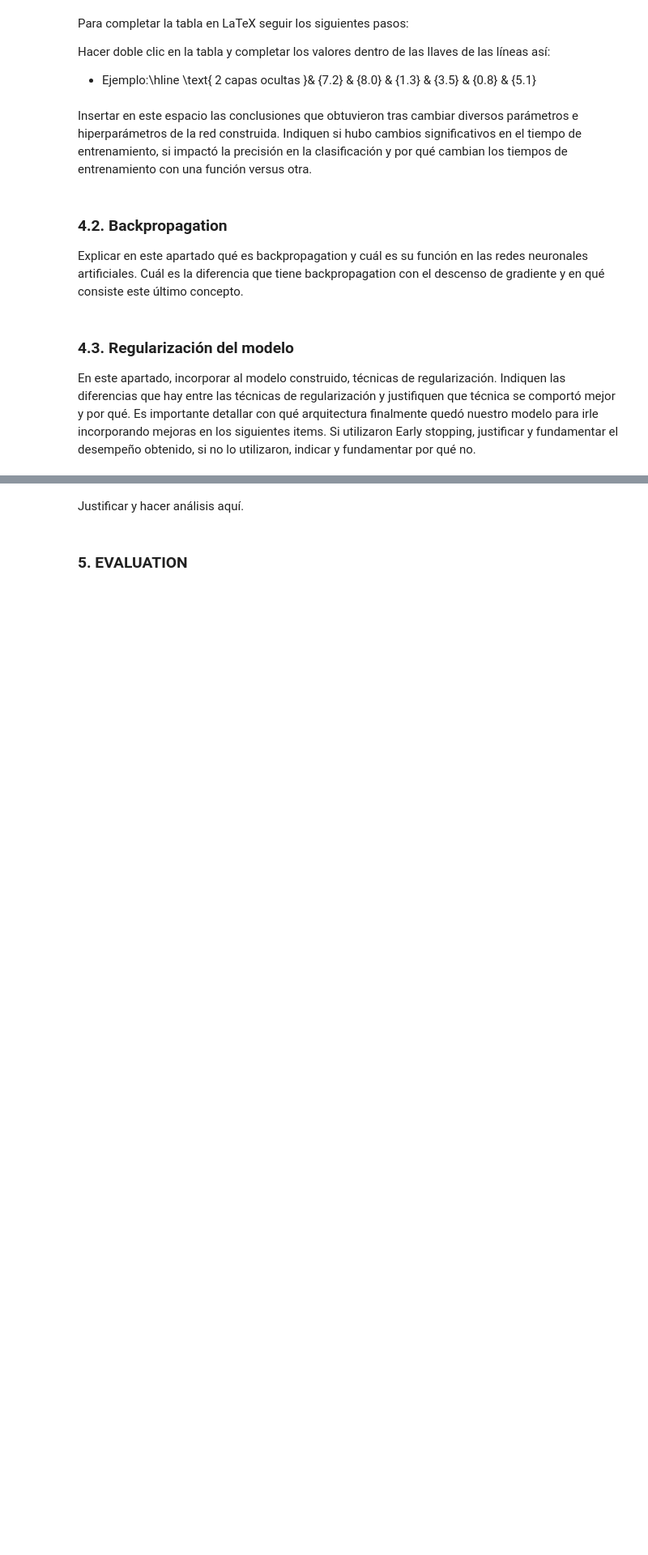
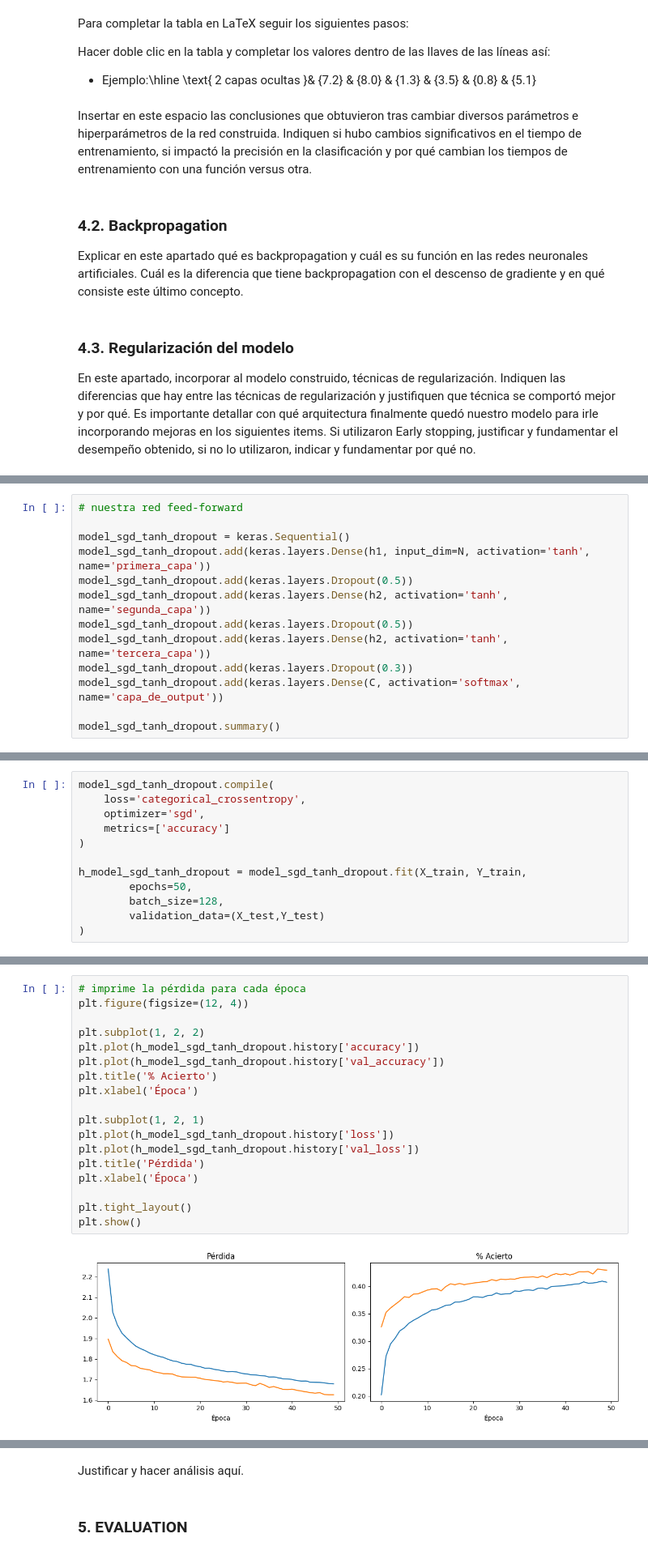
Before and after one commit to CristobalCabezas/deep_learning_duoc_2024, a Jupyter notebook: Respuesta_ET_Forma_C_ipynb.ipynb, the cells around one changed output, grey strips where cells are left out. Shown at 81% size. Drawn from its saved outputs; the diff is of its cells as text; blank space fills up the shorter version.

Commit message:
EA2 - Se aplican nuevos modelos de regularizacion

```diff
--- a/Respuesta_ET_Forma_C_ipynb.ipynb
+++ b/Respuesta_ET_Forma_C_ipynb.ipynb
@@ -1623,0 +1630,13 @@ plt.show()
+# %%
+# nuestra red feed-forward
+
+model_sgd_tanh_dropout = keras.Sequential()
+model_sgd_tanh_dropout.add(keras.layers.Dense(h1, input_dim=N, activation='tanh', name='primera_capa'))
+model_sgd_tanh_dropout.add(keras.layers.Dropout(0.5))
+model_sgd_tanh_dropout.add(keras.layers.Dense(h2, activation='tanh', name='segunda_capa'))
+model_sgd_tanh_dropout.add(keras.layers.Dropout(0.5))
+model_sgd_tanh_dropout.add(keras.layers.Dense(h2, activation='tanh', name='tercera_capa'))
+model_sgd_tanh_dropout.add(keras.layers.Dropout(0.3))
+model_sgd_tanh_dropout.add(keras.layers.Dense(C, activation='softmax', name='capa_de_output'))
+
+model_sgd_tanh_dropout.summary()
@@ -1623,0 +1665,12 @@ plt.show()
+# %%
+model_sgd_tanh_dropout.compile(
+    loss='categorical_crossentropy',
+    optimizer='sgd',
+    metrics=['accuracy']
+)
+
+h_model_sgd_tanh_dropout = model_sgd_tanh_dropout.fit(X_train, Y_train,
+        epochs=50,
+        batch_size=128,
+        validation_data=(X_test,Y_test)
+)
@@ -1623,0 +1695,20 @@ plt.show()
+# %%
+# imprime la pérdida para cada época
+plt.figure(figsize=(12, 4))
+
+plt.subplot(1, 2, 2)
+plt.plot(h_model_sgd_tanh_dropout.history['accuracy'])
+plt.plot(h_model_sgd_tanh_dropout.history['val_accuracy'])
+plt.title('% Acierto')
+plt.xlabel('Época')
+
+plt.subplot(1, 2, 1)
+plt.plot(h_model_sgd_tanh_dropout.history['loss'])
+plt.plot(h_model_sgd_tanh_dropout.history['val_loss'])
+plt.title('Pérdida')
+plt.xlabel('Época')
+
+plt.tight_layout()
+plt.show()
+# %% [output]
+[figure, added]
```
Also changed, not shown: parts of 41 cells of this notebook.
